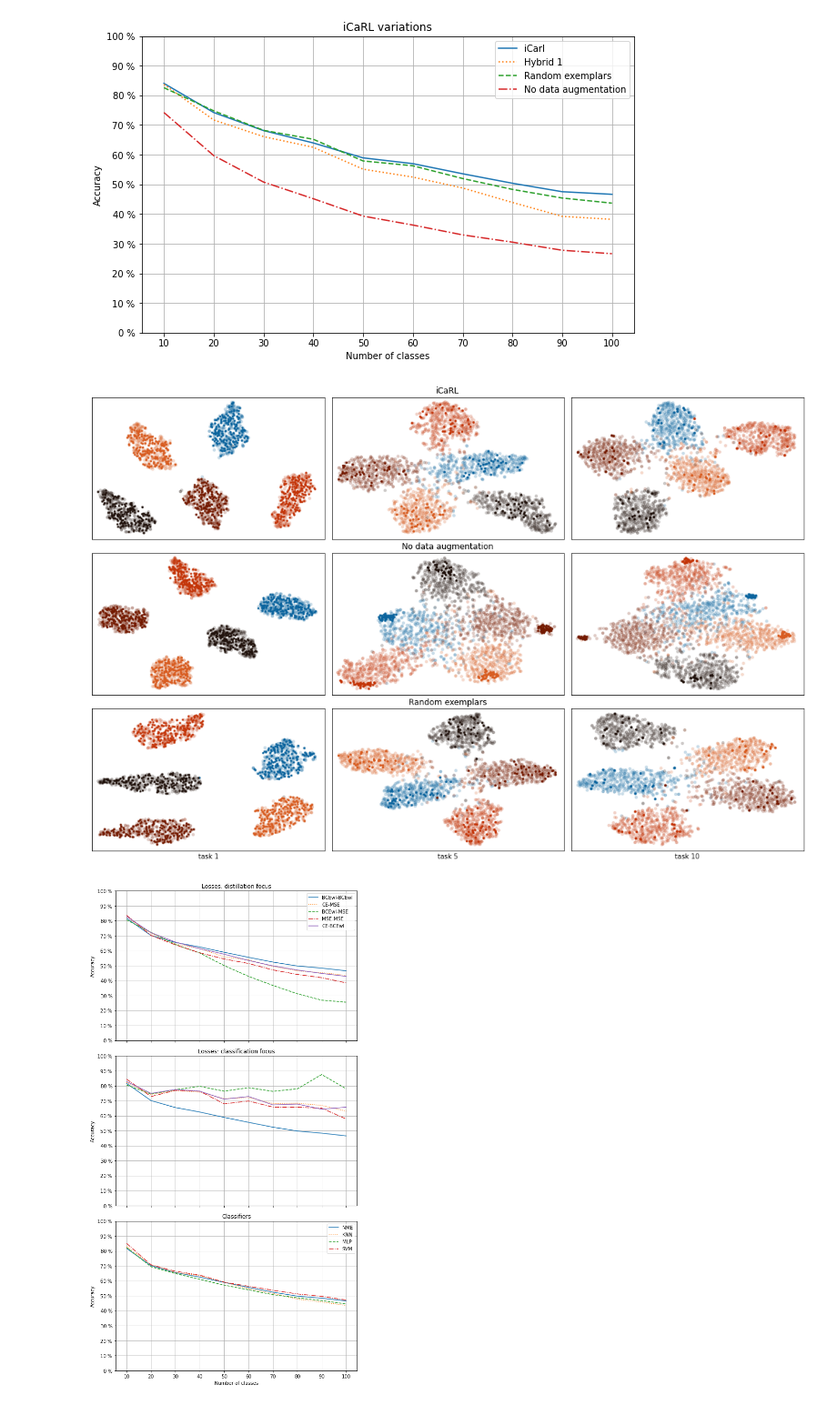
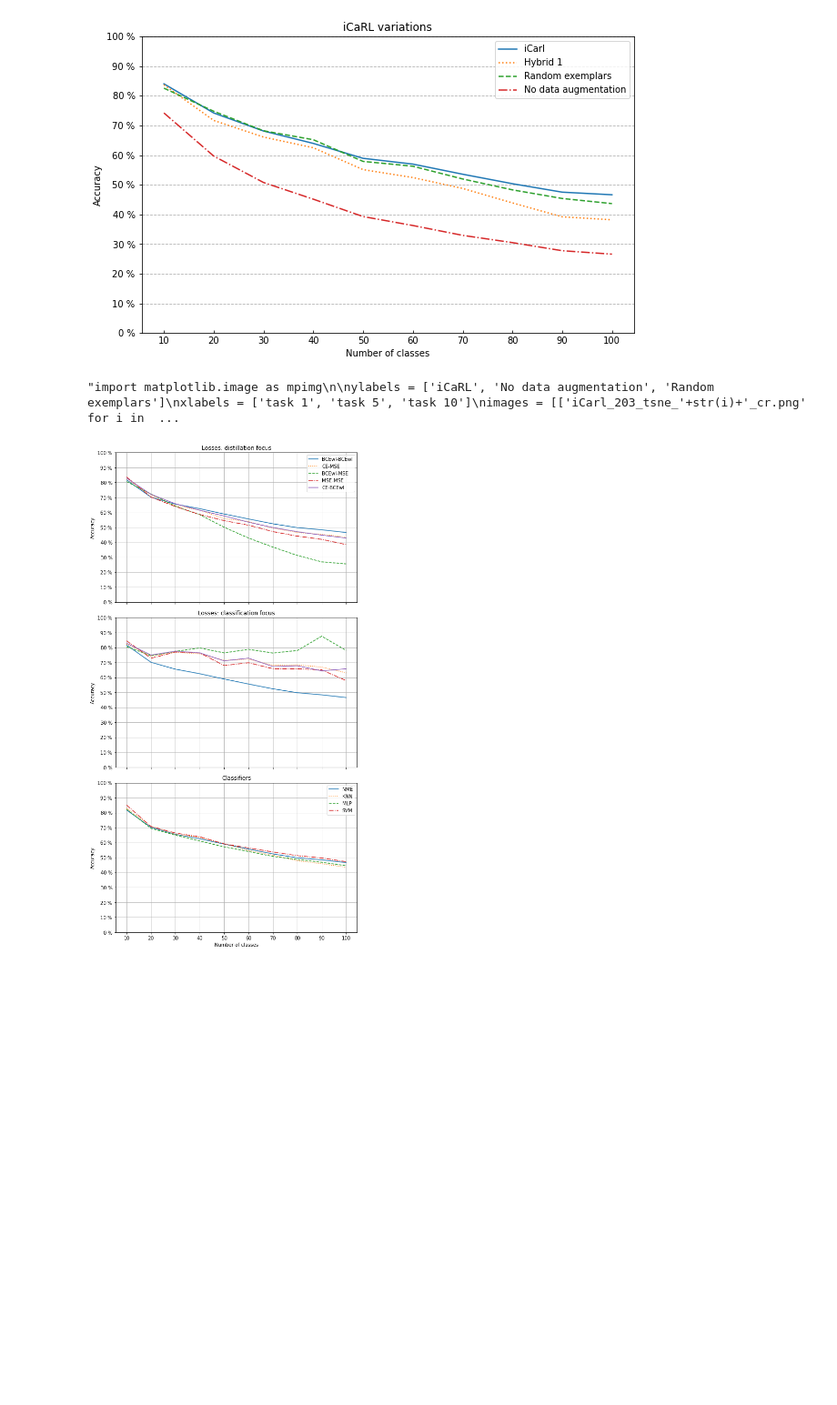
Before and after one commit to alessandronicolini/Incremental-Learning, a Jupyter notebook: Project_plots.ipynb, the cells around one changed output. Shown at 91% size. Drawn from its saved outputs; the diff is of its cells as text; code cells hidden in the pictures; blank space fills up the shorter version.

```diff
--- a/Project_plots.ipynb
+++ b/Project_plots.ipynb
@@ -68,38 +71,39 @@ ax.set(xticks=classes,
        title='iCaRL variations')
 
 ax.legend()
-ax.grid()
+ax.tick_params(axis='x', direction='in')
+ax.grid(axis='y', linestyle='--')
 plt.savefig('iCaRL_variations_report.png')
 plt.show()
 
 # TSNE for icarl normale, no data augmentation e random exemplars
-import matplotlib.image as mpimg
+"""import matplotlib.image as mpimg
 
 ylabels = ['iCaRL', 'No data augmentation', 'Random exemplars']
 xlabels = ['task 1', 'task 5', 'task 10']
 images = [['iCarl_203_tsne_'+str(i)+'_cr.png' for i in [0,4,9]],
           ['iCarlNoDA_203_tsne_'+str(i)+'_cr.png' for i in [0,4,9]],
           ['iCarlRndEx_203_tsne_'+str(i)+'_cr.png' for i in [0,4,9]]]
 
 fig, axis = plt.subplots(nrows=3, ncols=3, figsize=(15,10), sharex=True)
 
 # print images
 for i in range(axis.shape[0]):
   for j in range(axis.shape[1]):
     axis[i][j].tick_params(bottom=False, left=False, labelleft=False, labelbottom=False)
     axis[i][j].imshow(mpimg.imread(images[i][j]))
 
 # print axis names
 for i, (x_label, y_label) in enumerate(zip(xlabels, ylabels)):
   axis[i][1].set(title=y_label)
   axis[2][i].set(xlabel=x_label)
 plt.tight_layout()
 
 plt.savefig('iCaRL_variations_tsne_report.png')
-plt.show()
+plt.show()"""
 # %% [output]
-[figure, old version]
+[figure, new version]
-[figure, removed]
+"import matplotlib.image as mpimg\n\nylabels = ['iCaRL', 'No data augmentation', 'Random exemplars']\nxlabels = ['task 1', 'task 5', 'task 10']\nimages = [['iCarl_203_tsne_'+str(i)+'_cr.png' for i in  ...
 # %%
 # ABLATION STUDIES seed 7
 ic = np.array([81.70,70.16, 65.52, 62.5, 58.94, 55.60, 52.40, 49.79, 48.37, 46.57], dtype=float)
```
Also changed, not shown: parts of 2 cells of this notebook.
